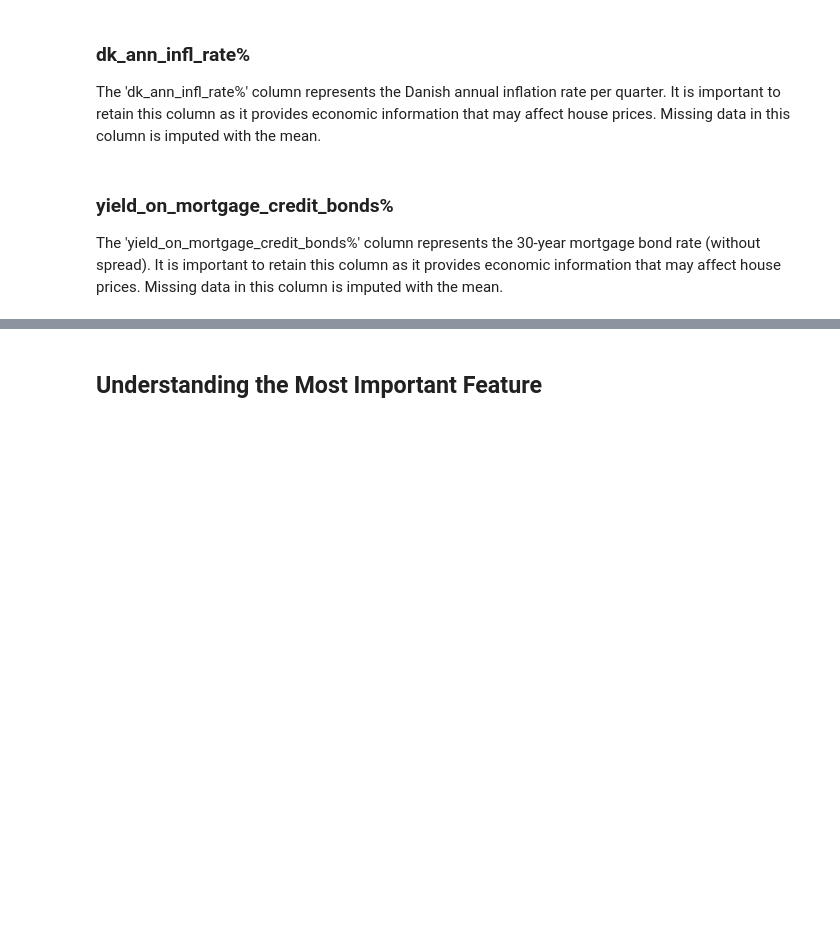
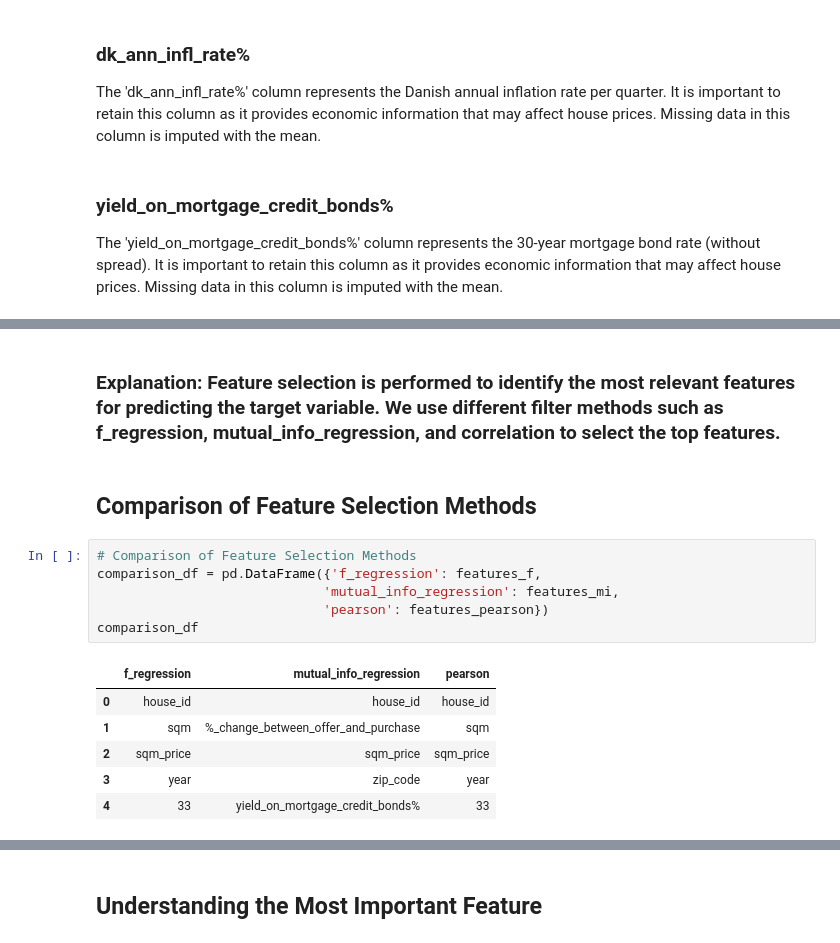
Before and after one commit to shrikant131/FeatureEngineering, a Jupyter notebook: feature_engineering.ipynb, the cells around one changed output, grey strips where cells are left out. Cells and saved outputs as stored; diff of their text form; blank space fills up the shorter version.

```diff
--- a/feature_engineering.ipynb
+++ b/feature_engineering.ipynb
@@ -353,0 +375,17 @@ The 'yield_on_mortgage_credit_bonds%' column represents the 30-year mortgage bon
+# %% [markdown]
+### Explanation: Feature selection is performed to identify the most relevant features for predicting the target variable. We use different filter methods such as f_regression, mutual_info_regression, and correlation to select the top features.
+# %% [markdown]
+## Comparison of Feature Selection Methods
+# %%
+# Comparison of Feature Selection Methods
+comparison_df = pd.DataFrame({'f_regression': features_f,
+                             'mutual_info_regression': features_mi,
+                             'pearson': features_pearson})
+comparison_df
+# %% [output]
+|  | f_regression | mutual_info_regression | pearson |
+| 0 | house_id | house_id | house_id |
+| 1 | sqm | %_change_between_offer_and_purchase | sqm |
+| 2 | sqm_price | sqm_price | sqm_price |
+| 3 | year | zip_code | year |
+| 4 | 33 | yield_on_mortgage_credit_bonds% | 33 |
```
Also changed, not shown: parts of 71 cells of this notebook.
